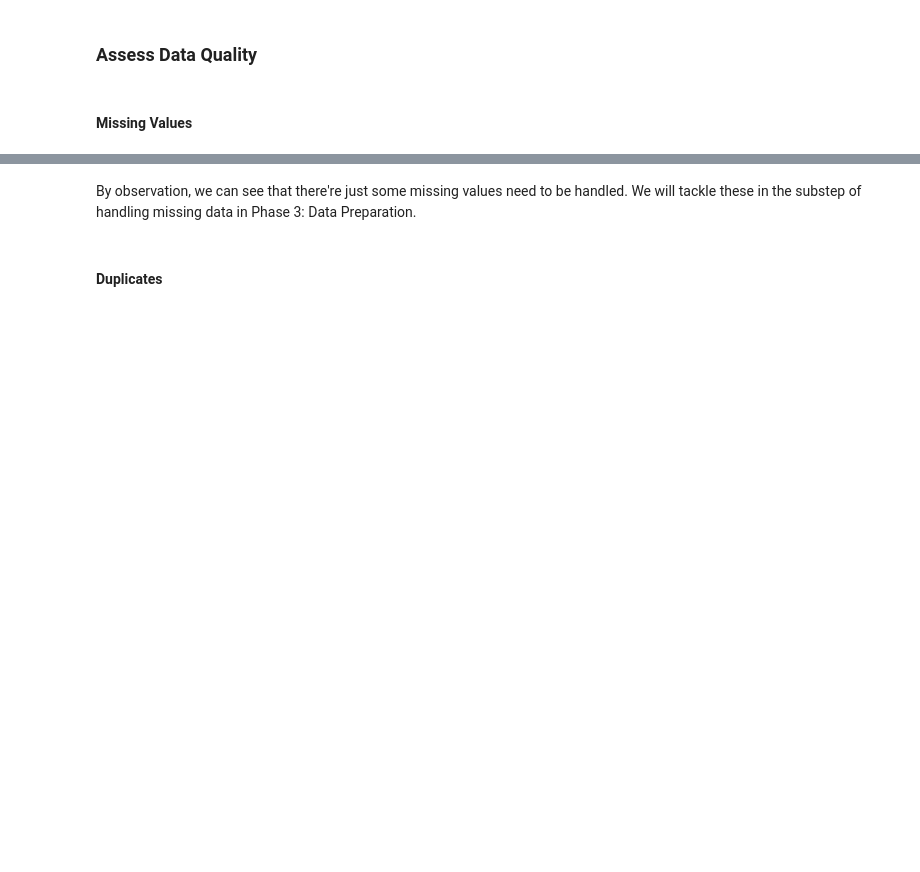
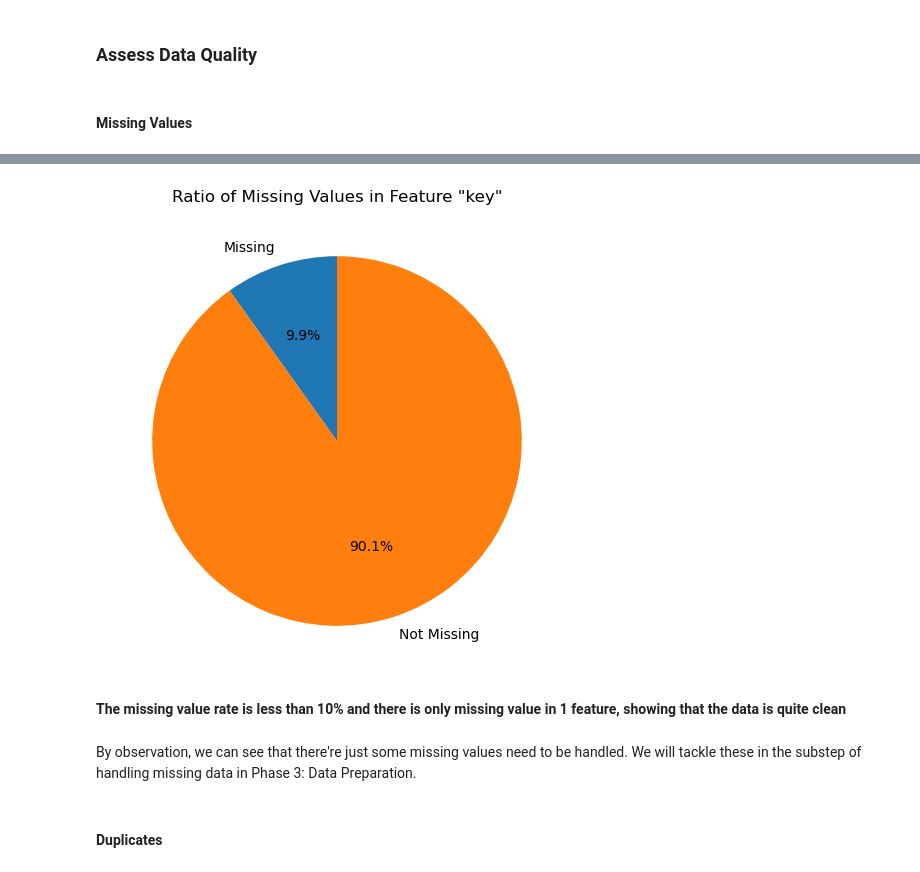
Before and after one commit to daoviethoang1402/audio-pop-corr-analysis, a Jupyter notebook: notebooks/notebook.ipynb, the cells around one changed output, grey strips where cells are left out. Saved outputs shown, nothing was run; the diff lists cells and outputs as text; code cells hidden in the pictures; blank space fills up the shorter version.

```diff
--- a/notebooks/notebook.ipynb
+++ b/notebooks/notebook.ipynb
@@ -198,6 +225,22 @@ instrumentalness percentage     0
 liveness percentage             0
 speechiness percentage          0
 dtype: int64
+# %%
+missing_ratio = train_set['key'].isnull().mean()
+
+    # Tạo dữ liệu cho biểu đồ
+pie_data = [missing_ratio, 1 - missing_ratio]
+labels = ['Missing', 'Not Missing']
+
+    # Vẽ biểu đồ pie chart
+plt.figure(figsize=(6, 6))
+plt.pie(pie_data, labels=labels, autopct='%1.1f%%', startangle=90)
+plt.title('Ratio of Missing Values in Feature "key"')
+plt.show()
+# %% [output]
+[figure, added]
+# %% [markdown]
+**The missing value rate is less than 10% and there is only missing value in 1 feature, showing that the data is quite clean**
 # %% [markdown]
 By observation, we can see that there're just some missing values need to be handled. We will tackle these in the substep of handling missing data in Phase 3: Data Preparation.
 # %% [markdown]
```
Also changed, not shown: parts of 51 cells of this notebook.
